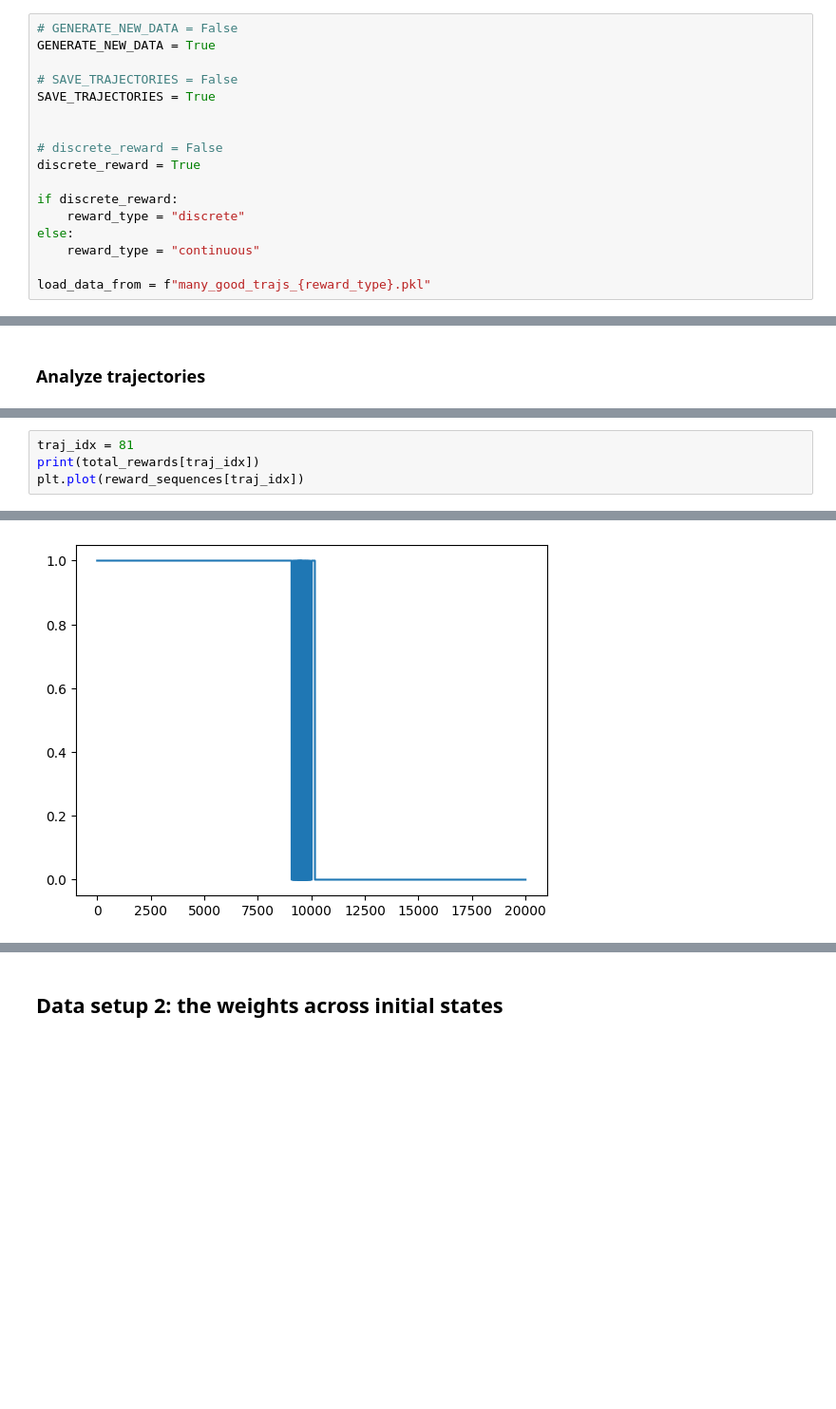
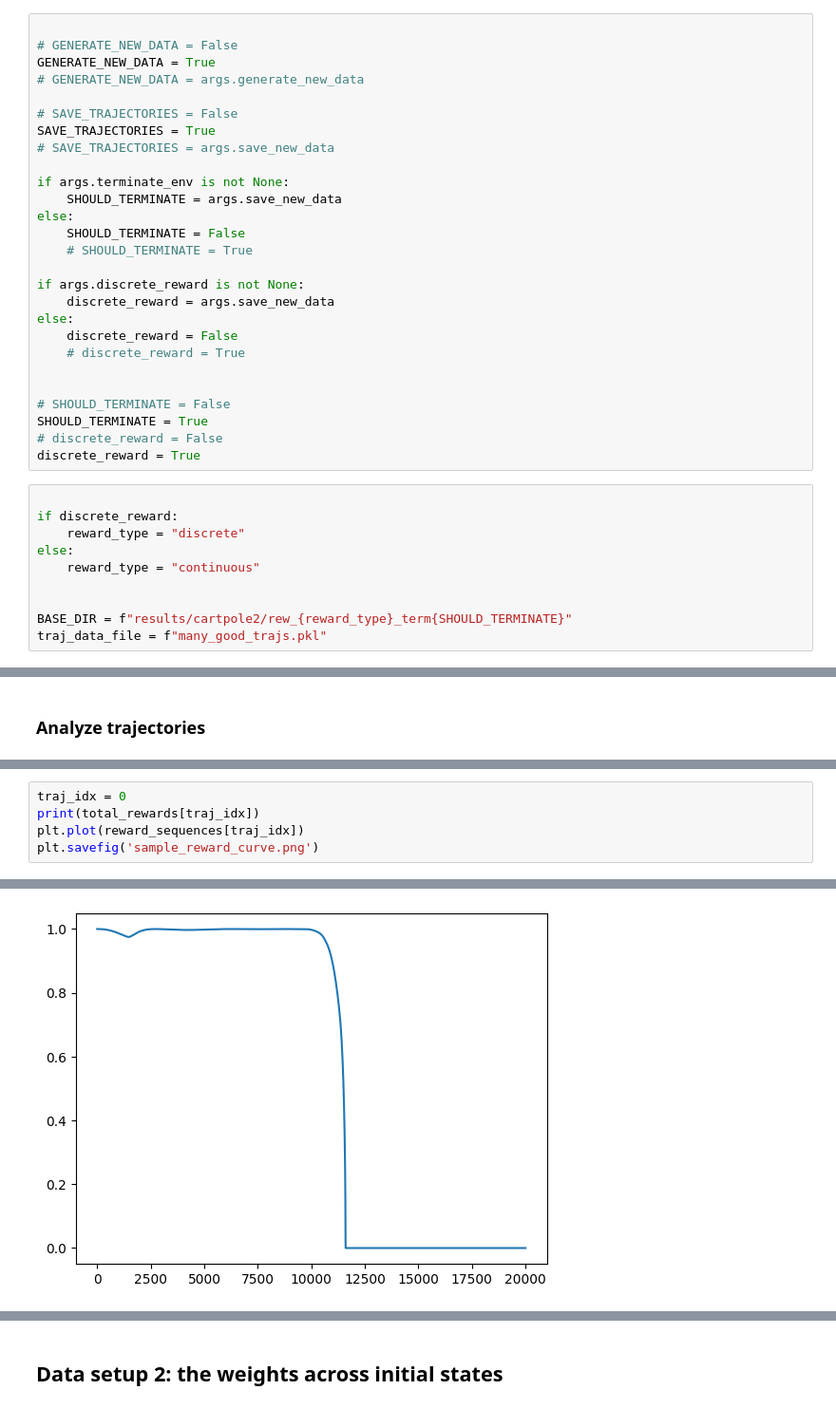
Before and after one commit to aa14k/adaptive_time, a Jupyter notebook: code/adaptive_time/notebooks/value_estimation.ipynb, the cells around one changed output, grey strips where cells are left out. Shown at 95% size. Saved outputs shown, nothing was run; the diff lists cells and outputs as text; blank space fills up the shorter version.

```diff
--- a/code/adaptive_time/notebooks/value_estimation.ipynb
+++ b/code/adaptive_time/notebooks/value_estimation.ipynb
@@ -42,18 +133,38 @@ We just need to store the fine grained rewards for each of these trajectories, a
+# %%
+
+# GENERATE_NEW_DATA = False
+GENERATE_NEW_DATA = True
+# GENERATE_NEW_DATA = args.generate_new_data
+
+# SAVE_TRAJECTORIES = False
+SAVE_TRAJECTORIES = True
+# SAVE_TRAJECTORIES = args.save_new_data
+
+if args.terminate_env is not None:
+    SHOULD_TERMINATE = args.save_new_data
+else:
+    SHOULD_TERMINATE = False
+    # SHOULD_TERMINATE = True
+
+if args.discrete_reward is not None:
+    discrete_reward = args.save_new_data
+else:
+    discrete_reward = False
+    # discrete_reward = True
+
+
+# SHOULD_TERMINATE = False
+SHOULD_TERMINATE = True
+# discrete_reward = False
+discrete_reward = True
 # %%
-# GENERATE_NEW_DATA = False
-GENERATE_NEW_DATA = True
-
-# SAVE_TRAJECTORIES = False
-SAVE_TRAJECTORIES = True
-
-
-# discrete_reward = False
-discrete_reward = True
 
 if discrete_reward:
     reward_type = "discrete"
 else:
     reward_type = "continuous"
 
-load_data_from = f"many_good_trajs_{reward_type}.pkl"
+
+BASE_DIR = f"results/cartpole2/rew_{reward_type}_term{SHOULD_TERMINATE}"
+traj_data_file = f"many_good_trajs.pkl"
 # %%
@@ -218,5 +371,6 @@ plt.hist(total_rewards)
 # %%
-traj_idx = 81
+traj_idx = 0
 print(total_rewards[traj_idx])
 plt.plot(reward_sequences[traj_idx])
+plt.savefig('sample_reward_curve.png')
 # %% [output]
@@ -225 +378 @@ plt.plot(reward_sequences[traj_idx])
-[figure, old version]
+[figure, new version]
```
Also changed, not shown: parts of 28 cells of this notebook, 4 other files.
